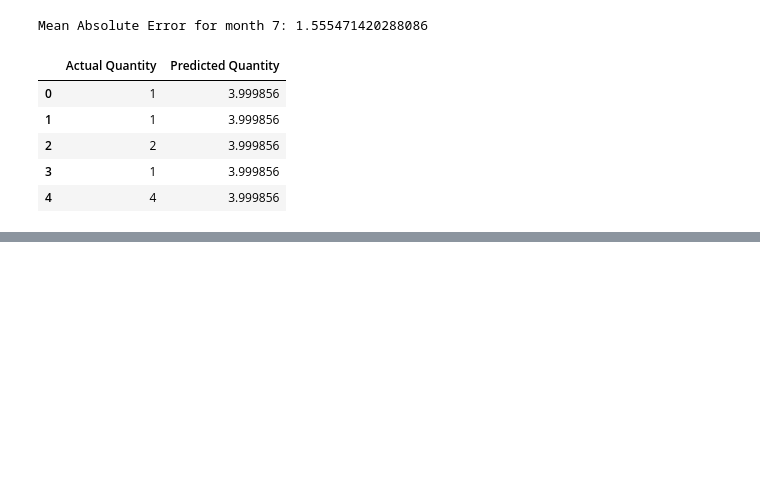
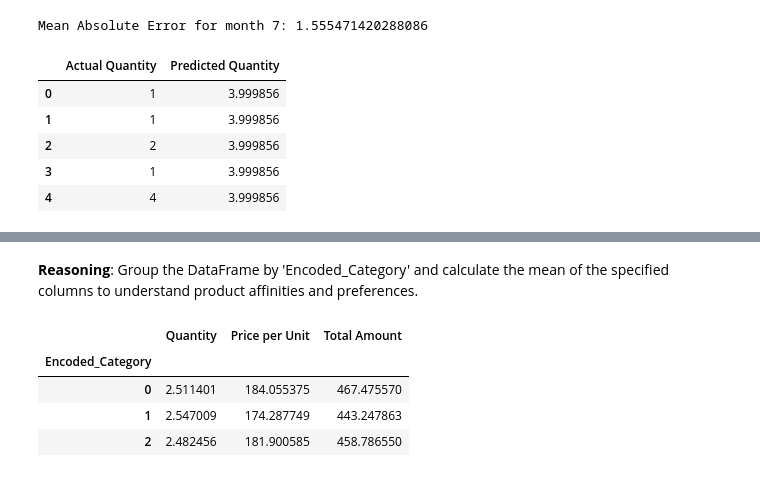
Before and after one commit to shubhanagrawal/Walmart-Hackathon, a Jupyter notebook: walmart.ipynb, the cells around one changed output, grey strips where cells are left out. Drawn from its saved outputs; the diff is of its cells as text; code cells hidden in the pictures; blank space fills up the shorter version.

```diff
--- a/walmart.ipynb
+++ b/walmart.ipynb
@@ -521,0 +642,12 @@ display(comparison_df.head())
+# %% [markdown]
+**Reasoning**:
+Group the DataFrame by 'Encoded_Category' and calculate the mean of the specified columns to understand product affinities and preferences.
+# %%
+product_affinity = df.groupby('Encoded_Category')[['Quantity', 'Price per Unit', 'Total Amount']].mean()
+display(product_affinity)
+# %% [output]
+|  | Quantity | Price per Unit | Total Amount |
+| Encoded_Category |  |  |  |
+| 0 | 2.511401 | 184.055375 | 467.475570 |
+| 1 | 2.547009 | 174.287749 | 443.247863 |
+| 2 | 2.482456 | 181.900585 | 458.786550 |
```
Also changed, not shown: parts of 16 cells of this notebook.
